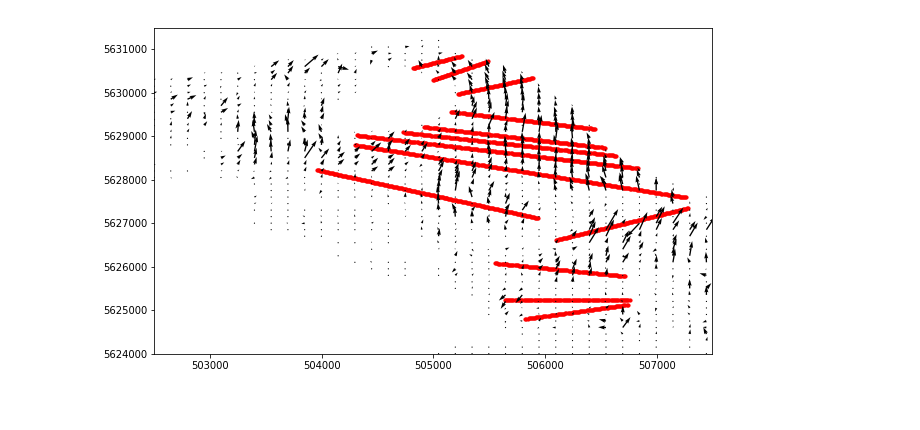
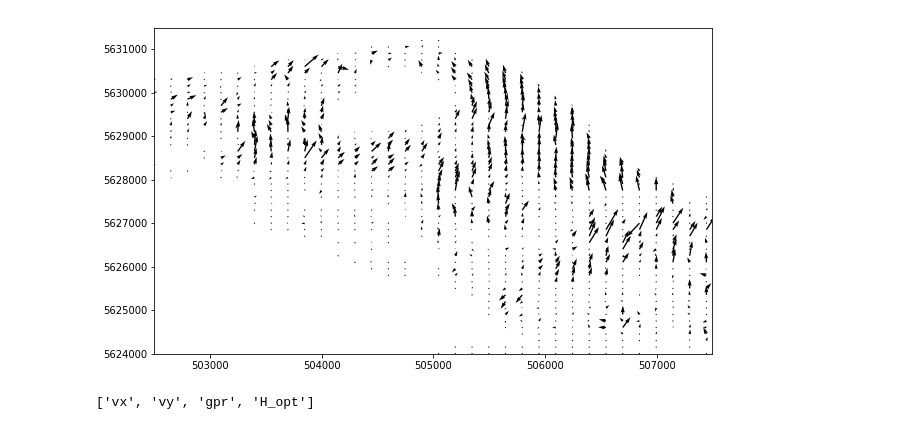
Before and after one commit to bpelto/ice_dynamics, a Jupyter notebook: flux_gate_velocity.ipynb, the cells around one changed output. Cells and saved outputs as stored; diff of their text form; code cells hidden in the pictures.

```diff
--- a/flux_gate_velocity.ipynb
+++ b/flux_gate_velocity.ipynb
@@ -68,8 +70,10 @@ def flux_gate_velocity(vdir, msk, gates):  #, gates, points)#, be_dem, snow_dem,
 # 'conrad_points_17gates.shp')
 # %%
 gates = 'conrad_flux_gates_17.shp'
+points = fl_path + 'conrad_points_17gates_20m.shp' #'conrad_points_17gates.shp'
 msk='conrad_2016_ice_msk_5m_glacieronly.tif'
-
+# pts_ras = salem.open_xr_dataset(fl_path + 'FG_17_pts_20m.tif')
+# ptsID = salem.open_xr_dataset(fl_path + 'FG_17_ptsID_20m.tif')
 
 
 # open GeoTIFF as array
@@ -79,25 +83,37 @@ VY = vdir1+ vdir[:-1] + '-F_vy.tif'
 vx = salem.open_xr_dataset(VX)  #gdal.Open(vx).ReadAsArray()
 vy = salem.open_xr_dataset(VY)#gdal.Open(vy).ReadAsArray()
 msk = salem.open_xr_dataset(path+ msk)
-msk = msk.to_array()
+msk = msk.to_array(name='msk')
+gpr = salem.open_xr_dataset(gpr_path + 'conrad_obs_all_5m.tif')
+# H_opt = salem.GeoNetcdf(opt_path + 'Conrad101sw_MAE_optimized.nc')
+H_opt = salem.open_xr_dataset(fl_path + 'opt_thick_101sw_MAE_5m.tif') #'Conrad101sw_MAE_optimized.nc'
 #     pts = salem.read_shapefile(fl_path+pts)
 gates = salem.read_shapefile(fl_path+gates)
-#     msk[msk == 0.0] = 2.0
-#     msk[msk == 1.0] = np.nan
+# msk[msk == 0.0] = 2.0
+# msk[msk == 1.0] = np.nan
+# pts_ras = pts_ras.to_array()
+# ptsID = ptsID.to_array()
+vx = vx.to_array(name='vx')
+# np.shape(vx[0]) remove index 1 i.e.: 1,2000,3000
+vy = vy.to_array(name='vy')
+gpr = gpr.to_array(name='gpr')
+H_opt = H_opt.to_array(name='H_opt')
 
-vx = vx.to_array()
-vy = vy.to_array()
 
+# ptsID.data[ptsID.data<-1000] = np.nan
+# pts_ras.data[pts_ras.data<-1000] = np.nan
+gpr.data[gpr.data<0] = np.nan
 vx.data[msk.data==0] = np.nan
 vy.data[msk.data==0] = np.nan
 
 #     # map extent
-grid = mercator_grid(center_ll=(-116.94, 50.80), extent=(10000, 9000))
-#     grid = vx.salem.grid
+# grid = mercator_grid(center_ll=(-116.94, 50.80), extent=(10000, 9000)) ##zoomed out view
+grid = vx.salem.grid  ##full view
 sm = Map(grid, countries=False)
 sm.set_lonlat_contours(interval=0)
 sm.set_scale_bar()
 sm.set_data(vx)
+
 #      Change the lon-lat countour setting
 sm.set_lonlat_contours(add_ytick_labels=True, interval=0.05, linewidths=0.75, linestyles='--', colors='0.25')
 
@@ -113,26 +129,32 @@ plt.show()
 # %%
 fig, ax = plt.subplots(1,1,figsize=(10,6))
 
 
-df = salem.read_shapefile(fl_path + 'conrad_points_17gates.shp')
+df = salem.read_shapefile(fl_path + 'conrad_points_17gates_20m_wgs84.shp')
 
 coords = np.array([p.xy for p in df.geometry]).squeeze()
-df['E'] = coords[:, 0]
-df['N'] = coords[:, 1]
+df['lon'] = coords[:, 0]
+df['lat'] = coords[:, 1]
 # df['lon'] = df[4]
 # df['lat'] = df[5]
-ax.scatter(df.E, df.N, s=10, c='r' )#c='depth',cmap='viridis', s=10, ax=ax);
+
+
+xx, yy = salem.transform_proj(salem.wgs84, grid.proj, df['lon'].values, df['lat'].values)
+df['x'] = xx
+df['y'] = yy
+
+ax.scatter(df.lon, df.lat, s=10, c='r' )#c='depth',cmap='viridis', s=10, ax=ax);
 
 
 X, Y = np.meshgrid(vx.coords['x'],vx.coords['y'])
 U = vx.data[0]
 V = vy.data[0]
 
 # Q = ax.quiver(X, Y, U, V)#units='width', angles='uv')
 Q = ax.quiver(X[::30, ::30], Y[::30, ::30], U[::30, ::30], V[::30, ::30], units='xy')
 ax.set_xlim(502500, 507500)
 ax.set_ylim( 5624000, 5631500)
 #     plt.quiver(vx.x, vx.y, vx.data ,vy.data)
 plt.savefig(fl_path+ 'products/'+ 'conrad_16_17_quiver.pdf', dpi=300)
 # %% [output]
-[figure, old version]
+[figure, new version]
@@ -145,0 +184,4 @@ vel_Z_dir = math.cos
+# %%
+vns
+# %% [output]
+['vx', 'vy', 'gpr', 'H_opt']
```
Also changed, not shown: parts of 35 cells of this notebook.
